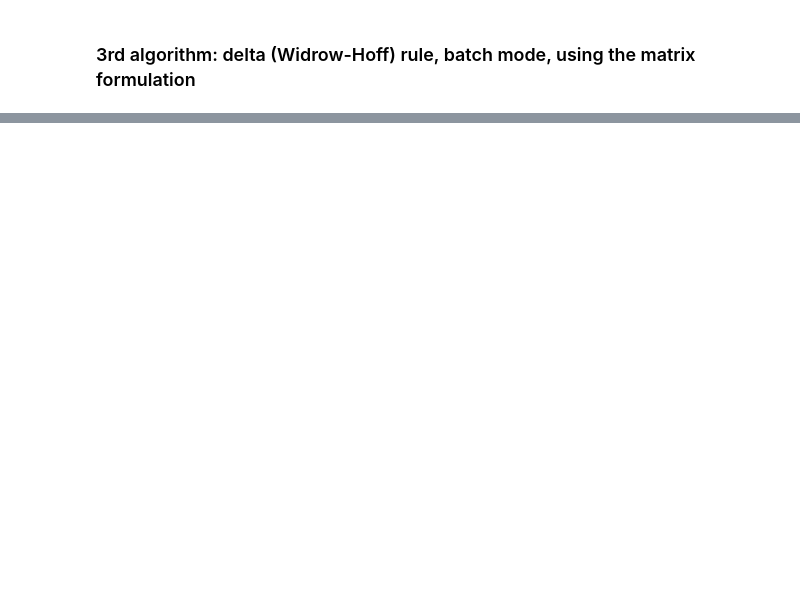
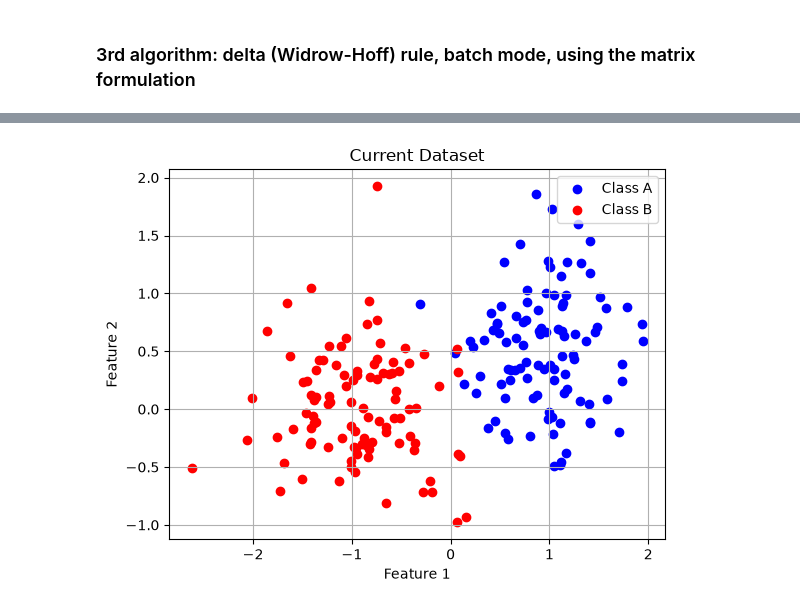
Before and after one commit to liviacardaccia02/Artificial-Neural-Networks-and-Deep-Architectures, a Jupyter notebook: lab1a/lab1a.ipynb, the cells around one changed output, grey strips where cells are left out. Drawn from its saved outputs; the diff is of its cells as text; code cells hidden in the pictures; blank space fills up the shorter version.

```diff
--- a/lab1a/lab1a.ipynb
+++ b/lab1a/lab1a.ipynb
@@ -73,0 +74,5 @@ Final weights: [[ 1.20199042 -1.04632456  0.25836901]]
+# %%
+from data_generation import generate_non_linearly_separable_data
+plot_data(*generate_non_linearly_separable_data())
+# %% [output]
+[figure, added]
```
Also changed, not shown: parts of 7 cells of this notebook, 4 other files.
